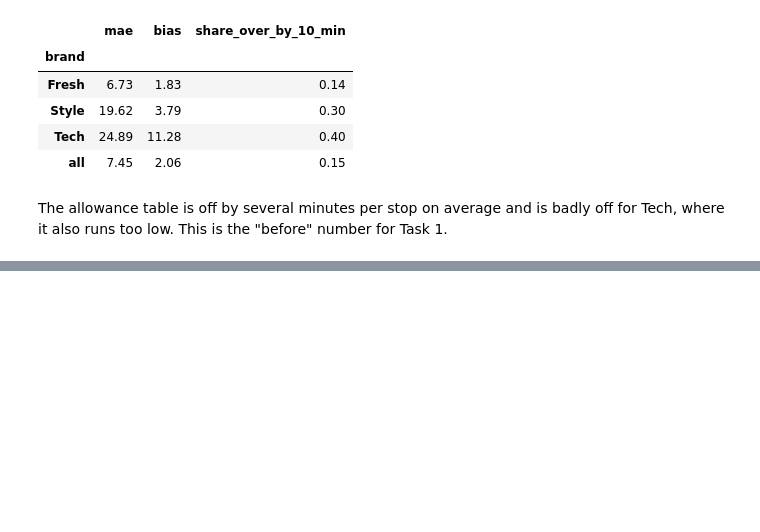
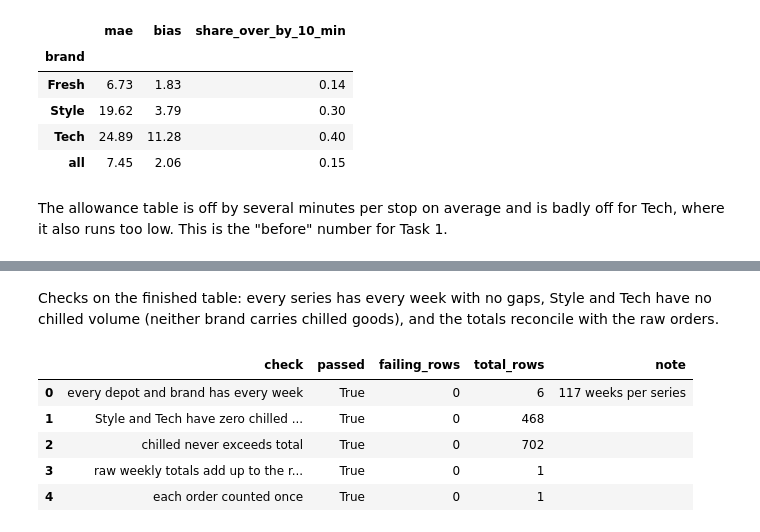
Before and after one commit to sameera-ekanayaka/Xora_Datathon, a Jupyter notebook: notebooks/03_label_construction.ipynb, the cells around one changed output, grey strips where cells are left out. Saved outputs shown, nothing was run; the diff lists cells and outputs as text; code cells hidden in the pictures; blank space fills up the shorter version.

```diff
--- a/notebooks/03_label_construction.ipynb
+++ b/notebooks/03_label_construction.ipynb
@@ -207,0 +289,21 @@ The allowance table is off by several minutes per stop on average and is badly o
+# %% [markdown]
+Checks on the finished table: every series has every week with no gaps, Style and Tech have no chilled volume (neither brand carries chilled goods), and the totals reconcile with the raw orders.
+# %%
+weeks_in_calendar = calendar[calendar.date <= orders.order_date.max()].drop_duplicates(["iso_year", "iso_week"]).shape[0]
+per_series = weekly.groupby(["depot", "brand"]).size()
+
+ck.report([
+    ck.check("every depot and brand has every week", (per_series != weeks_in_calendar).sum(), len(per_series),
+             f"{weeks_in_calendar} weeks per series"),
+    ck.check("Style and Tech have zero chilled volume", (weekly.loc[weekly.brand != "Fresh", "chilled_volume_m3_adj"] != 0).sum(), (weekly.brand != "Fresh").sum()),
+    ck.check("chilled never exceeds total", (weekly.chilled_volume_m3_adj > weekly.total_volume_m3_adj + 1e-9).sum(), len(weekly)),
+    ck.check("raw weekly totals add up to the raw orders", int(abs(weekly.total_volume_m3.sum() - orders.order_volume_m3.sum()) > 1e-6), 1),
+    ck.check("each order counted once", int(weekly.orders.sum() != len(orders)), 1),
+])
+# %% [output]
+|  | check | passed | failing_rows | total_rows | note |
+| 0 | every depot and brand has every week | True | 0 | 6 | 117 weeks per series |
+| 1 | Style and Tech have zero chilled ... | True | 0 | 468 |  |
+| 2 | chilled never exceeds total | True | 0 | 702 |  |
+| 3 | raw weekly totals add up to the r... | True | 0 | 1 |  |
+| 4 | each order counted once | True | 0 | 1 |  |
```
Also changed, not shown: parts of 7 cells of this notebook.
